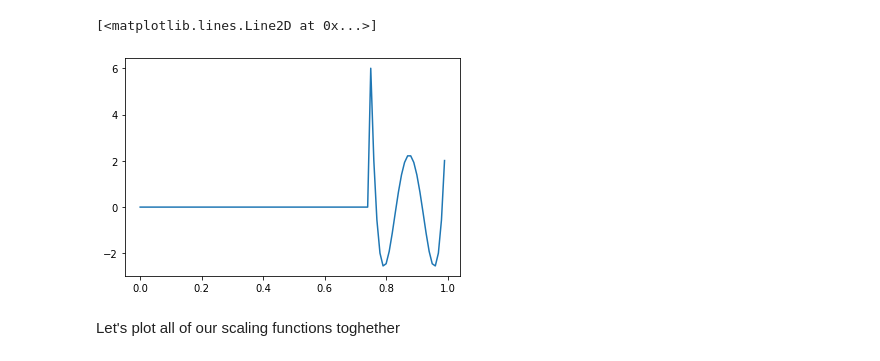
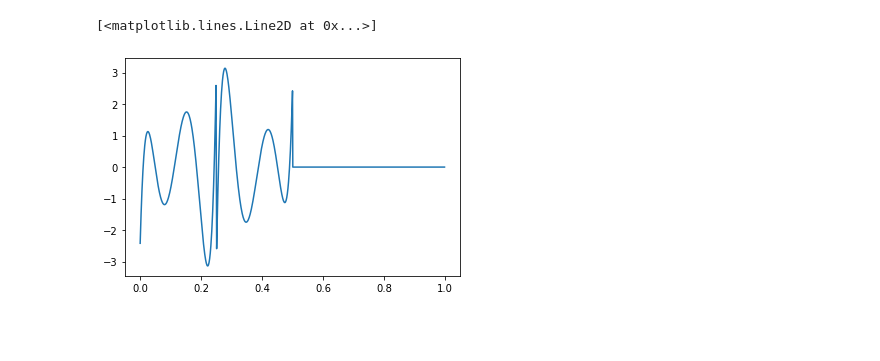
Before and after one commit to bjorgve/hylleraas_school, a Jupyter notebook: HylleraasSchool.ipynb, the cells around one changed output. Cells and saved outputs as stored; diff of their text form; code cells hidden in the pictures; blank space fills up the shorter version.

```diff
--- a/HylleraasSchool.ipynb
+++ b/HylleraasSchool.ipynb
@@ -25,0 +9,10 @@ First let's plot our scaling function $\phi_{i, l}^n$ at scale zero. I.e., we pl
+# %%
+from vampyr import LegendreBasis
+
+basis_set = LegendreBasis(5)
+scaling = basis_set.scaling
+
+
+x = np.arange(0.0, 1.0, 0.001)
+y = [scaling(i=5)([_]) for _ in x] # Luca, er det rett å si linear, quadratic, cubic
+plt.plot(x, y)
@@ -34,0 +49,7 @@ We can also play with the scale $n$ and the translation index $l$
+# %%
+wavelet = basis_set.wavelet
+
+
+x = np.arange(0.0, 1.0, 0.001)
+y = [wavelet(i=0)([_]) for _ in x] # Luca, er det rett å si linear, quadratic, cubic
+plt.plot(x, y)
@@ -35,9 +66,7 @@ We can also play with the scale $n$ and the translation index $l$
 # %%
-x = np.arange(0.0, 1.0, 0.01)
-y = [scaling(i=4, l=3, n=2)([x]) for x in x]
+x = np.arange(0.0, 1.0, 0.001)
+y = [wavelet(i=3, l=0, n=1)([x]) for x in x]
 plt.plot(x, y)
 # %% [output]
 [<matplotlib.lines.Line2D at 0x...>]
-[figure, old version]
+[figure, new version]
-# %% [markdown]
-Let's plot all of our scaling functions toghether
```
Also changed, not shown: parts of 19 cells of this notebook.
